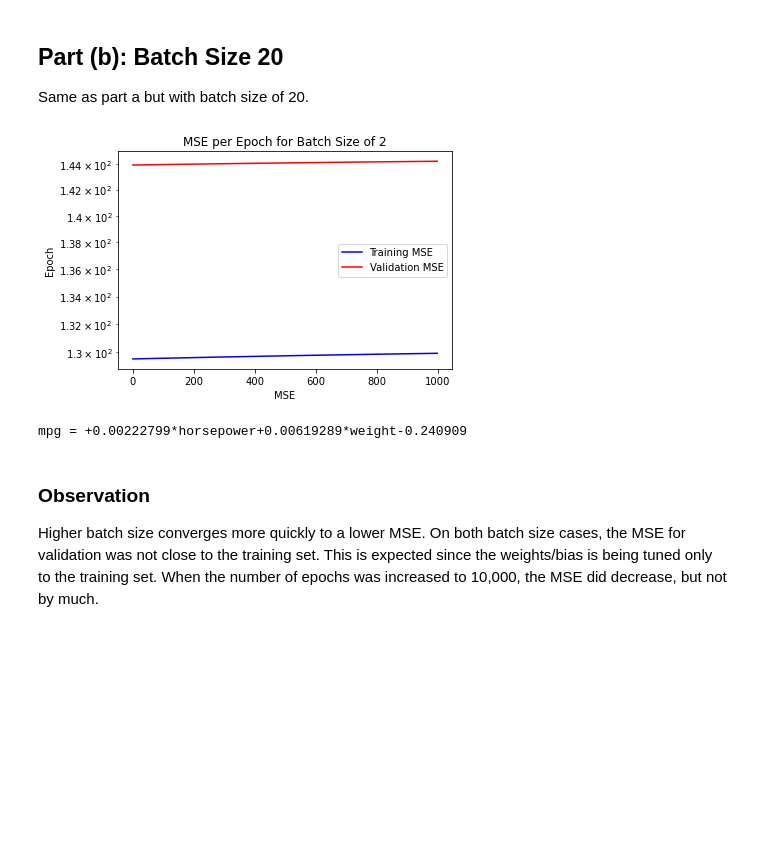
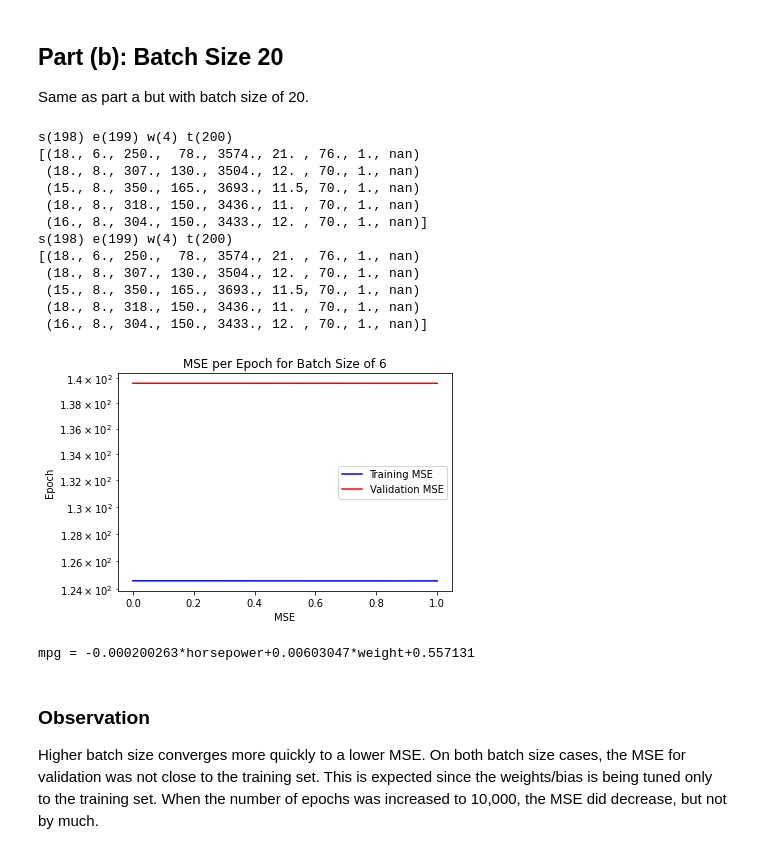
Before and after one commit to richardhemphill/ECE5268_MiniProject, a Jupyter notebook: MP1/src/Hemphill_MP1_P3.ipynb, the cells around one changed output. Drawn from its saved outputs; the diff is of its cells as text; code cells hidden in the pictures; blank space fills up the shorter version.

```diff
--- a/MP1/src/Hemphill_MP1_P3.ipynb
+++ b/MP1/src/Hemphill_MP1_P3.ipynb
@@ -148,13 +197,25 @@ The maximum eta (i.e. learning rate) must be set very low or else, the model wil
 ## Part (b): Batch Size 20
 Same as part a but with batch size of 20.
 # %%
-PART_A_BATCH_SIZE = 2
+PART_A_BATCH_SIZE = 6
 Wa, trainMse, valMse = StochasticGradientDecent(trainSet=trainData, valSet=valData, outParam=OUTPUT_FEATURE, inParam=INPUT_FEATURES, epochs=EPOCHS,batchSize=PART_A_BATCH_SIZE,etaMax=2.0E-7, beta=1, m=0.1)
 SgdPlot(trainMse=trainMse,valMse=valMse,batchSize=PART_A_BATCH_SIZE)
 print(PredictionEquation(y=OUTPUT_FEATURE, xs=INPUT_FEATURES, w=Wa))
 # %% [output]
+s(198) e(199) w(4) t(200)
+[(18., 6., 250.,  78., 3574., 21. , 76., 1., nan)
+ (18., 8., 307., 130., 3504., 12. , 70., 1., nan)
+ (15., 8., 350., 165., 3693., 11.5, 70., 1., nan)
+ (18., 8., 318., 150., 3436., 11. , 70., 1., nan)
+ (16., 8., 304., 150., 3433., 12. , 70., 1., nan)]
+s(198) e(199) w(4) t(200)
+[(18., 6., 250.,  78., 3574., 21. , 76., 1., nan)
+ (18., 8., 307., 130., 3504., 12. , 70., 1., nan)
+ (15., 8., 350., 165., 3693., 11.5, 70., 1., nan)
+ (18., 8., 318., 150., 3436., 11. , 70., 1., nan)
+ (16., 8., 304., 150., 3433., 12. , 70., 1., nan)]
-[figure, old version]
+[figure, new version]
-mpg = +0.00222799*horsepower+0.00619289*weight-0.240909
+mpg = -0.000200263*horsepower+0.00603047*weight+0.557131
 # %% [markdown]
 ### Observation
 Higher batch size converges more quickly to a lower MSE.  On both batch size cases, the MSE for validation was not close to the training set.  This is expected since the weights/bias is being tuned only to the training set.  When the number of epochs was increased to 10,000, the MSE did decrease, but not by much.
```
Also changed, not shown: parts of 5 cells of this notebook.
